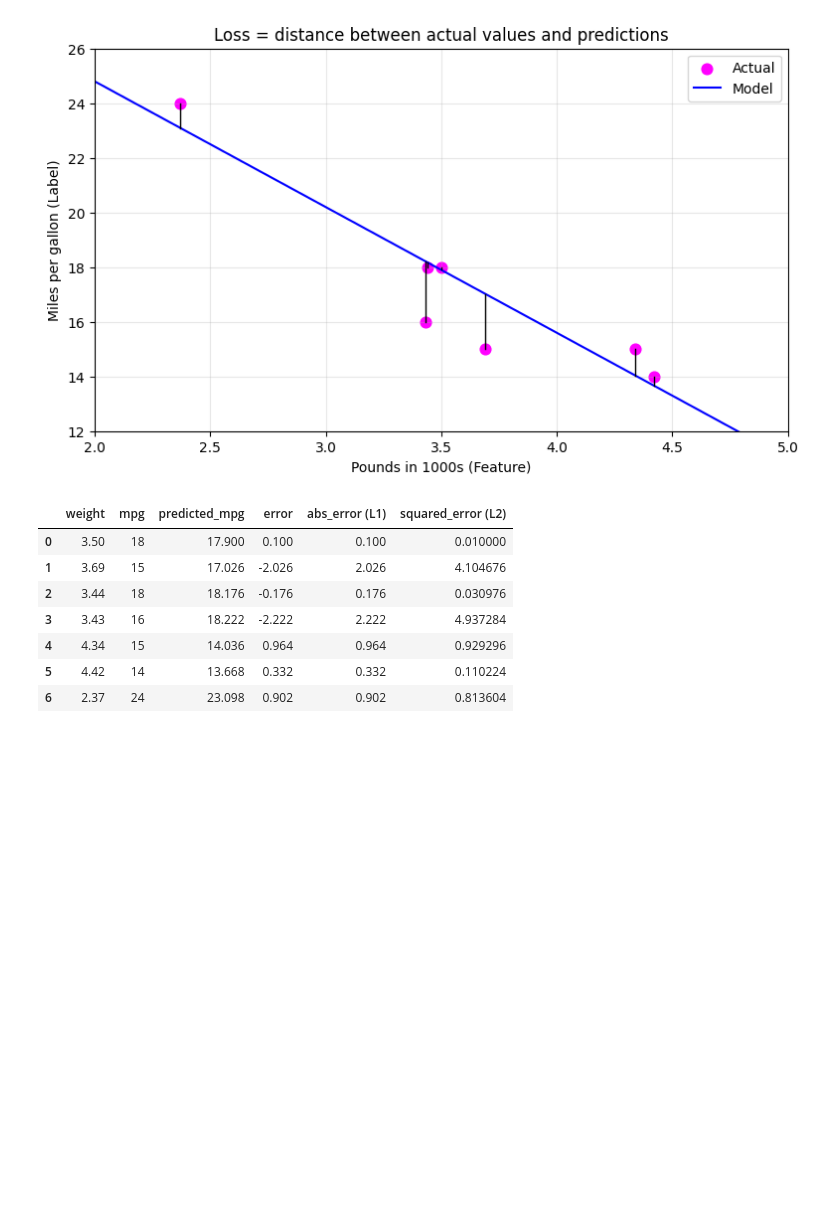
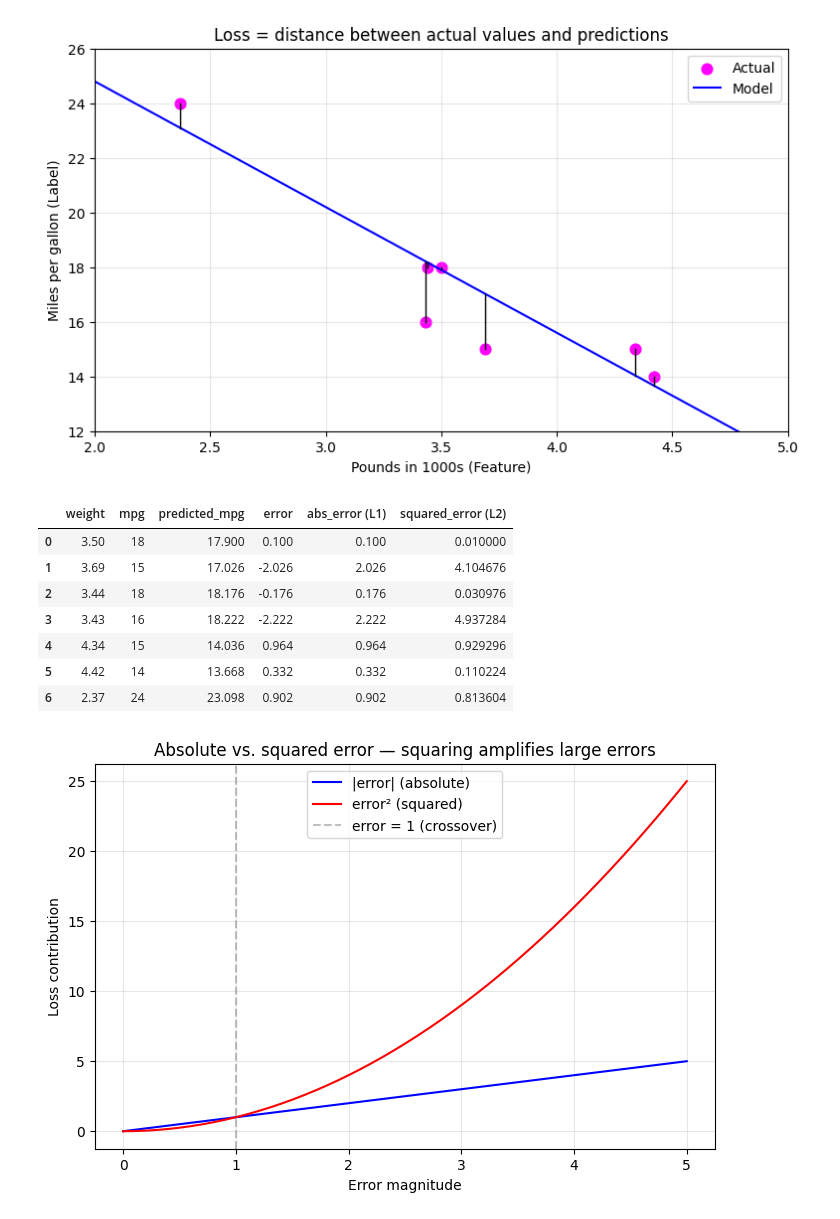
Before and after one commit to jokker5502/Machine-Learning-6-SIN-A-Mar-Jul-2026, a Jupyter notebook: loss.ipynb, the cells around one changed output. Drawn from its saved outputs; the diff is of its cells as text; code cells hidden in the pictures; blank space fills up the shorter version.

Commit message:
wip: absolute vs squared

```diff
--- a/loss.ipynb
+++ b/loss.ipynb
@@ -308,3 +308,19 @@ comparison
 | 4 | 4.34 | 15 | 14.036 | 0.964 | 0.964 | 0.929296 |
 | 5 | 4.42 | 14 | 13.668 | 0.332 | 0.332 | 0.110224 |
 | 6 | 2.37 | 24 | 23.098 | 0.902 | 0.902 | 0.813604 |
+# %%
+# Visual demonstration: squaring amplifies large errors and shrinks small ones
+errors = np.linspace(0, 5, 200)
+
+plt.figure(figsize=(8, 5))
+plt.plot(errors, errors, label="|error| (absolute)", color="blue")
+plt.plot(errors, errors ** 2, label="error² (squared)", color="red")
+plt.axvline(x=1, color="gray", linestyle="--", alpha=0.5, label="error = 1 (crossover)")
+plt.xlabel("Error magnitude")
+plt.ylabel("Loss contribution")
+plt.title("Absolute vs. squared error — squaring amplifies large errors")
+plt.legend()
+plt.grid(True, alpha=0.3)
+plt.show()
+# %% [output]
+[figure, added]
```
